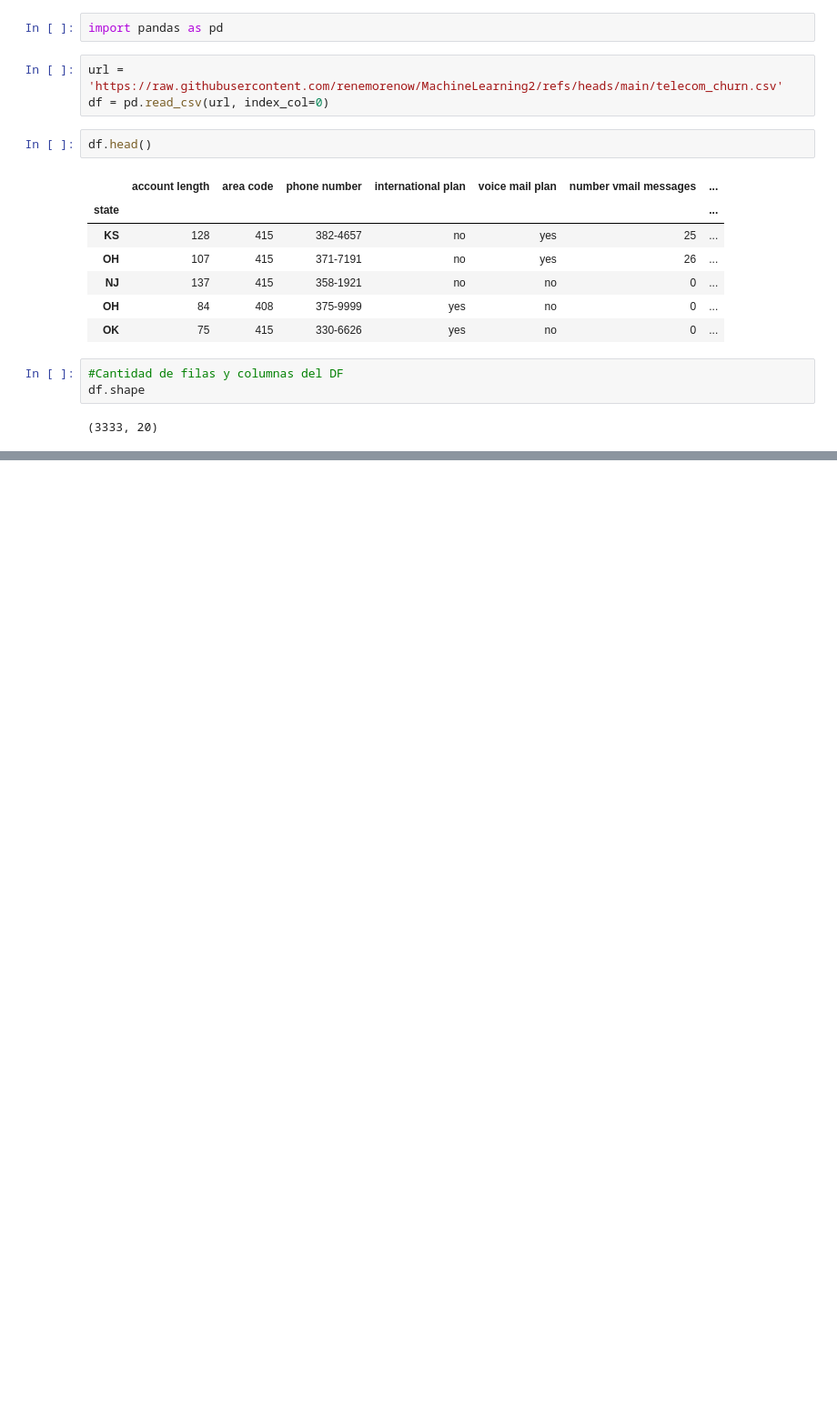
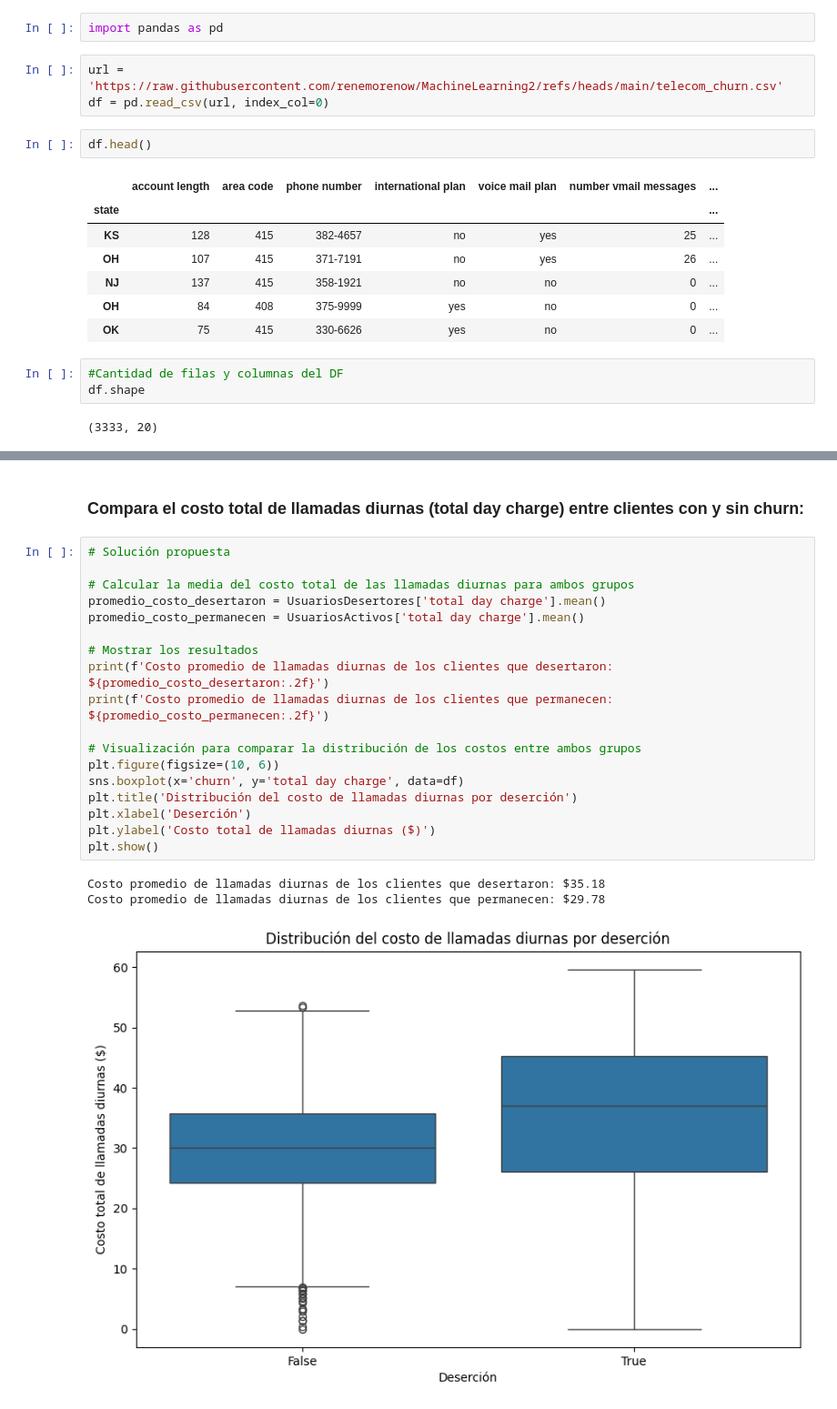
Before and after one commit to renemorenow/MachineLearning2, a Jupyter notebook: Prog_Basica_Python/Guia_2.ipynb, the cells around one changed output, grey strips where cells are left out. Shown at 91% size. Drawn from its saved outputs; the diff is of its cells as text; blank space fills up the shorter version.

```diff
--- a/Prog_Basica_Python/Guia_2.ipynb
+++ b/Prog_Basica_Python/Guia_2.ipynb
@@ -288,0 +368,24 @@ Compara el costo total de llamadas nocturnas (total night charge).
+# %% [markdown]
+### Compara el costo total de llamadas diurnas (total day charge) entre clientes con y sin churn:
+# %%
+# Solución propuesta
+
+# Calcular la media del costo total de las llamadas diurnas para ambos grupos
+promedio_costo_desertaron = UsuariosDesertores['total day charge'].mean()
+promedio_costo_permanecen = UsuariosActivos['total day charge'].mean()
+
+# Mostrar los resultados
+print(f'Costo promedio de llamadas diurnas de los clientes que desertaron: ${promedio_costo_desertaron:.2f}')
+print(f'Costo promedio de llamadas diurnas de los clientes que permanecen: ${promedio_costo_permanecen:.2f}')
+
+# Visualización para comparar la distribución de los costos entre ambos grupos
+plt.figure(figsize=(10, 6))
+sns.boxplot(x='churn', y='total day charge', data=df)
+plt.title('Distribución del costo de llamadas diurnas por deserción')
+plt.xlabel('Deserción')
+plt.ylabel('Costo total de llamadas diurnas ($)')
+plt.show()
+# %% [output]
+Costo promedio de llamadas diurnas de los clientes que desertaron: $35.18
+Costo promedio de llamadas diurnas de los clientes que permanecen: $29.78
+[figure, added]
```
Also changed, not shown: parts of 53 cells of this notebook.
